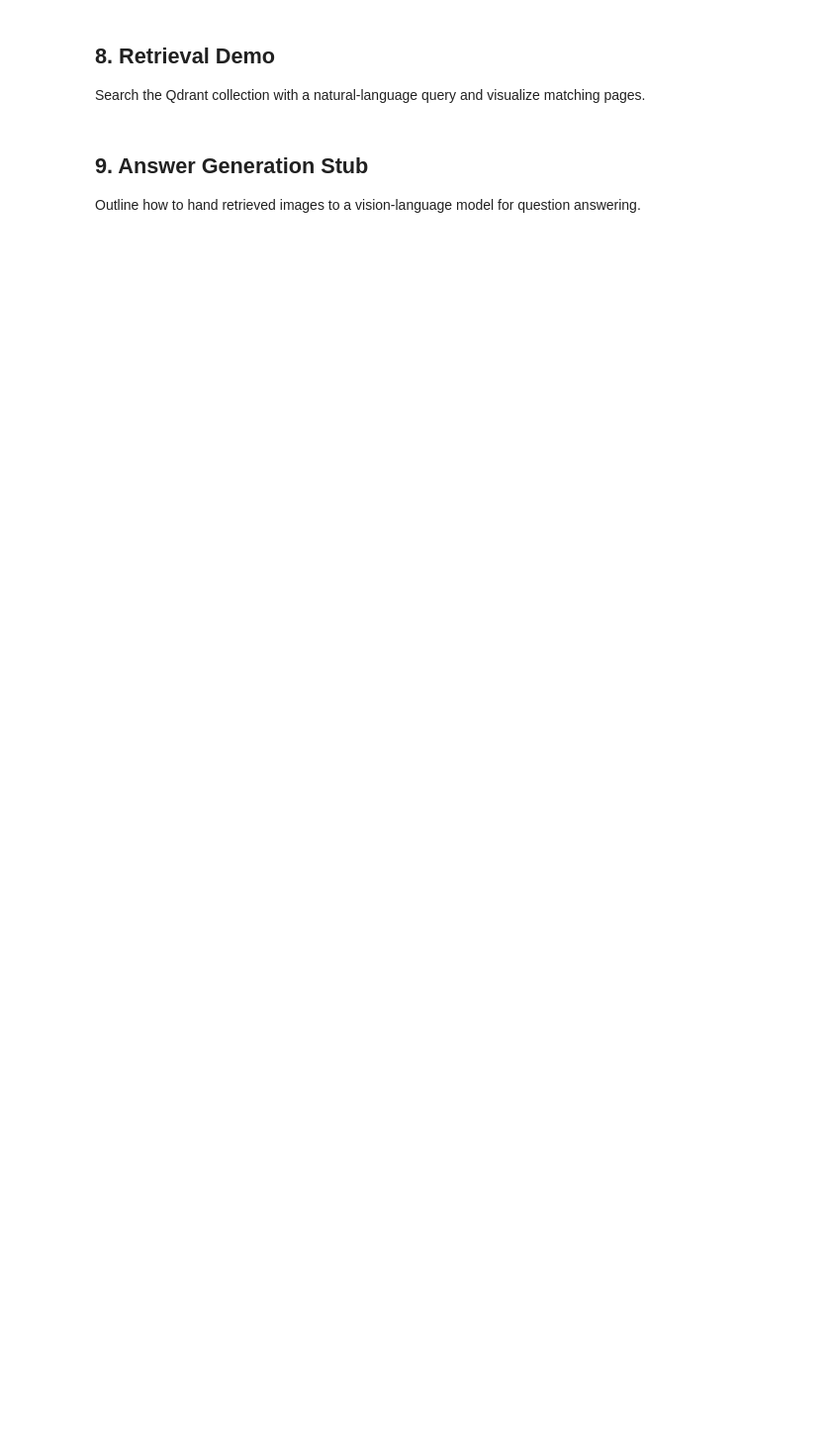
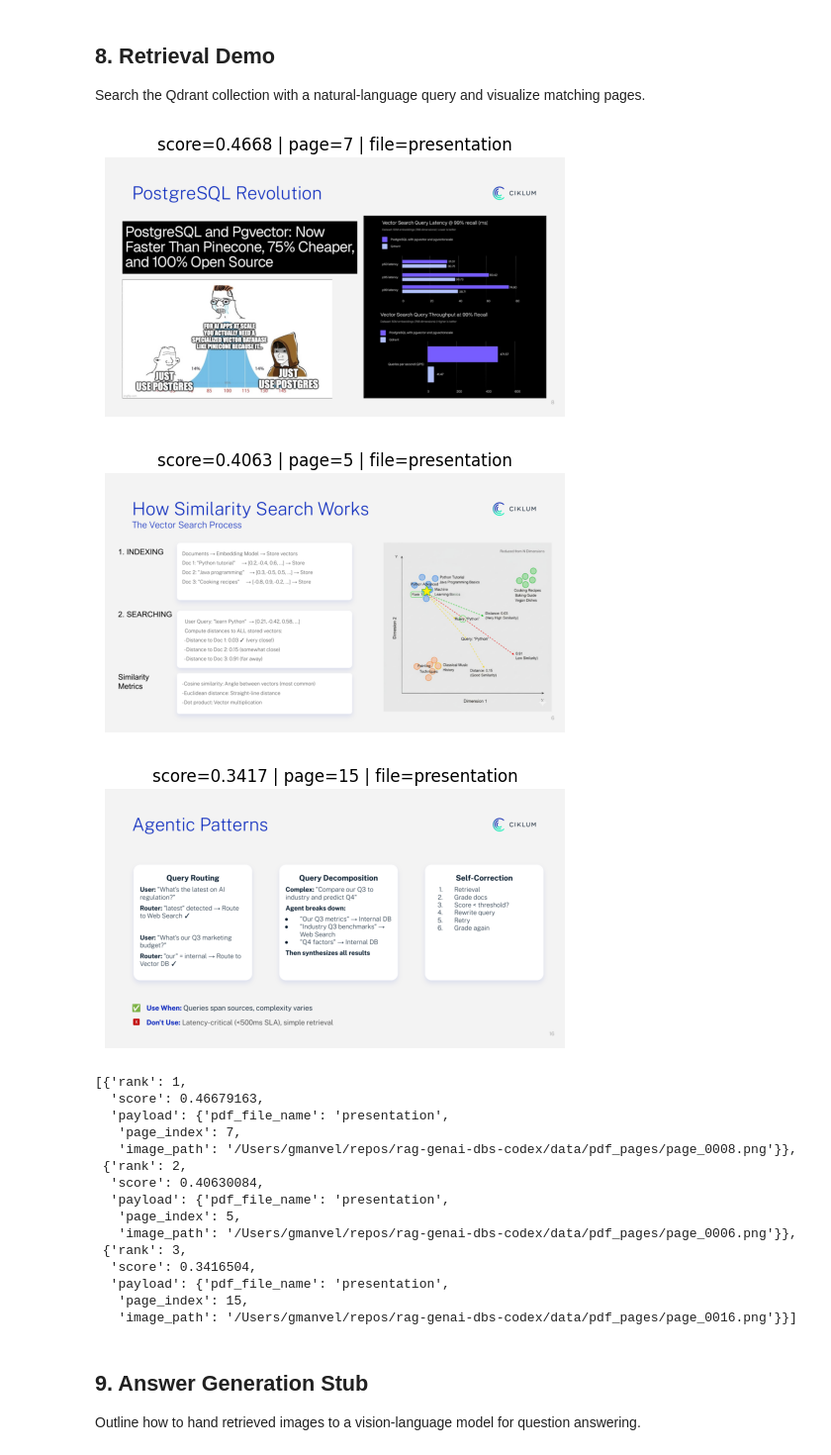
Before and after one commit to gmanvel/rag-genai-dbs, a Jupyter notebook: single_pdf_colpali_qdrant.ipynb, the cells around one changed output. Shown: that part at 99% size. Drawn from its saved outputs; the diff is of its cells as text; code cells hidden in the pictures; blank space fills up the shorter version.

```diff
--- a/single_pdf_colpali_qdrant.ipynb
+++ b/single_pdf_colpali_qdrant.ipynb
@@ -334,7 +379,26 @@ def search_similar(query_text: str, top_k: int = 5):
 # %%
 # Example query; update with a relevant question for your PDF
-# matches = search_similar("What is the main topic of this document?", top_k=3)
-# matches
+matches = search_similar("Can I use Postgres for vector search", top_k=3)
+matches
+# %% [output]
+[figure, added]
+[figure, added]
+[figure, added]
+[{'rank': 1,
+  'score': 0.46679163,
+  'payload': {'pdf_file_name': 'presentation',
+   'page_index': 7,
+   'image_path': '/Users/gmanvel/repos/rag-genai-dbs-codex/data/pdf_pages/page_0008.png'}},
+ {'rank': 2,
+  'score': 0.40630084,
+  'payload': {'pdf_file_name': 'presentation',
+   'page_index': 5,
+   'image_path': '/Users/gmanvel/repos/rag-genai-dbs-codex/data/pdf_pages/page_0006.png'}},
+ {'rank': 3,
+  'score': 0.3416504,
+  'payload': {'pdf_file_name': 'presentation',
+   'page_index': 15,
+   'image_path': '/Users/gmanvel/repos/rag-genai-dbs-codex/data/pdf_pages/page_0016.png'}}]
 # %% [markdown]
 ## 9. Answer Generation Stub
 Outline how to hand retrieved images to a vision-language model for question answering.
```
Also changed, not shown: parts of 15 cells of this notebook.
